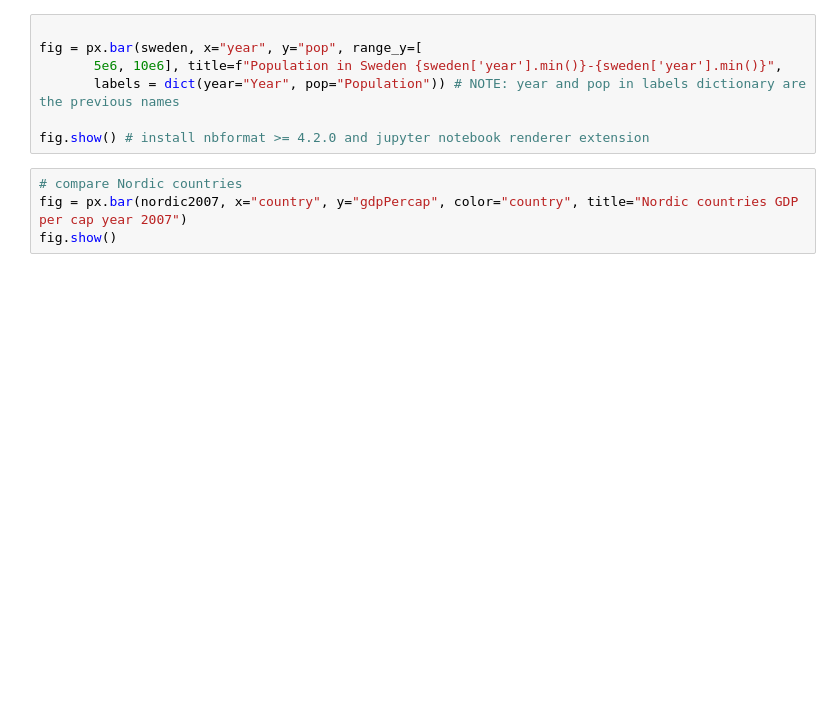
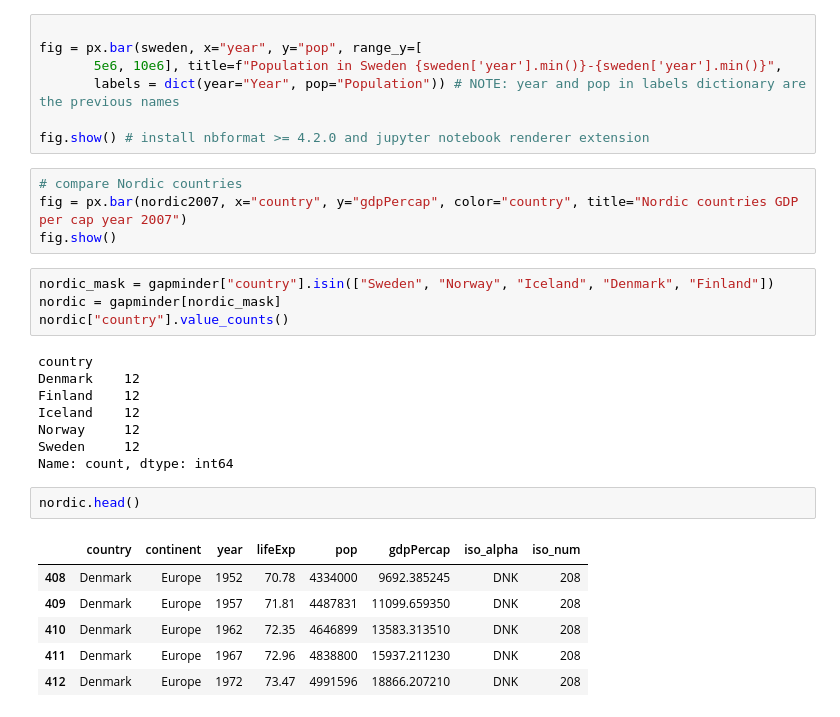
Before and after one commit to saraonsala/Python-Sara-Mellgren-OOPA23, a Jupyter notebook: code_alongs/L8_ploty_express.ipynb, the cells around one changed output. Saved outputs shown, nothing was run; the diff lists cells and outputs as text; blank space fills up the shorter version.

Commit message:
Line chart and nordic mask

```diff
--- a/code_alongs/L8_ploty_express.ipynb
+++ b/code_alongs/L8_ploty_express.ipynb
@@ -104,3 +104,24 @@ fig.show() # install nbformat >= 4.2.0 and jupyter notebook renderer extension
 # compare Nordic countries
 fig = px.bar(nordic2007, x="country", y="gdpPercap", color="country", title="Nordic countries GDP per cap year 2007")
 fig.show()
+# %%
+nordic_mask = gapminder["country"].isin(["Sweden", "Norway", "Iceland", "Denmark", "Finland"])
+nordic = gapminder[nordic_mask]
+nordic["country"].value_counts()
+# %% [output]
+country
+Denmark    12
+Finland    12
+Iceland    12
+Norway     12
+Sweden     12
+Name: count, dtype: int64
+# %%
+nordic.head()
+# %% [output]
+|  | country | continent | year | lifeExp | pop | gdpPercap | iso_alpha | iso_num |
+| 408 | Denmark | Europe | 1952 | 70.78 | 4334000 | 9692.385245 | DNK | 208 |
+| 409 | Denmark | Europe | 1957 | 71.81 | 4487831 | 11099.659350 | DNK | 208 |
+| 410 | Denmark | Europe | 1962 | 72.35 | 4646899 | 13583.313510 | DNK | 208 |
+| 411 | Denmark | Europe | 1967 | 72.96 | 4838800 | 15937.211230 | DNK | 208 |
+| 412 | Denmark | Europe | 1972 | 73.47 | 4991596 | 18866.207210 | DNK | 208 |
```
Also changed, not shown: parts of 3 cells of this notebook.
